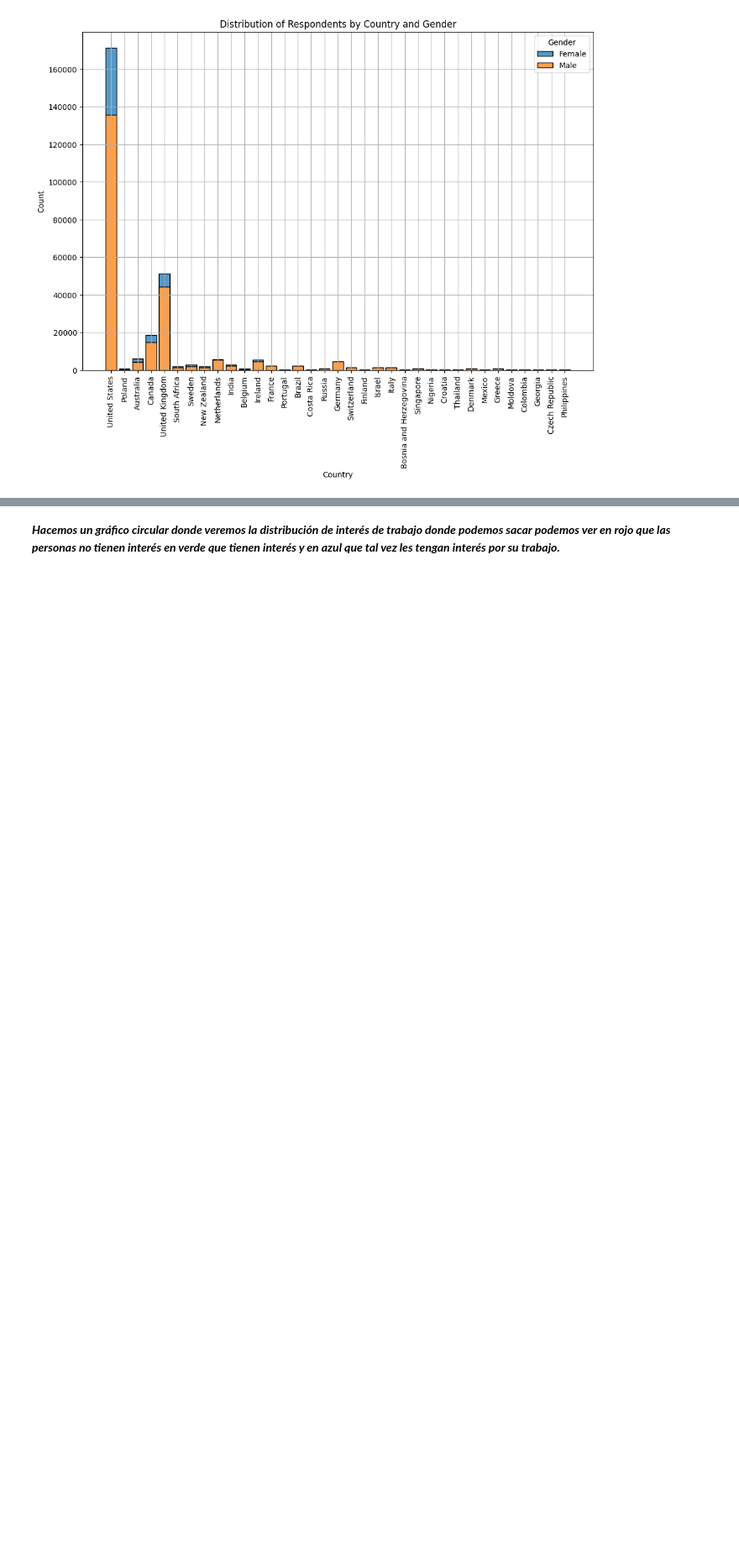
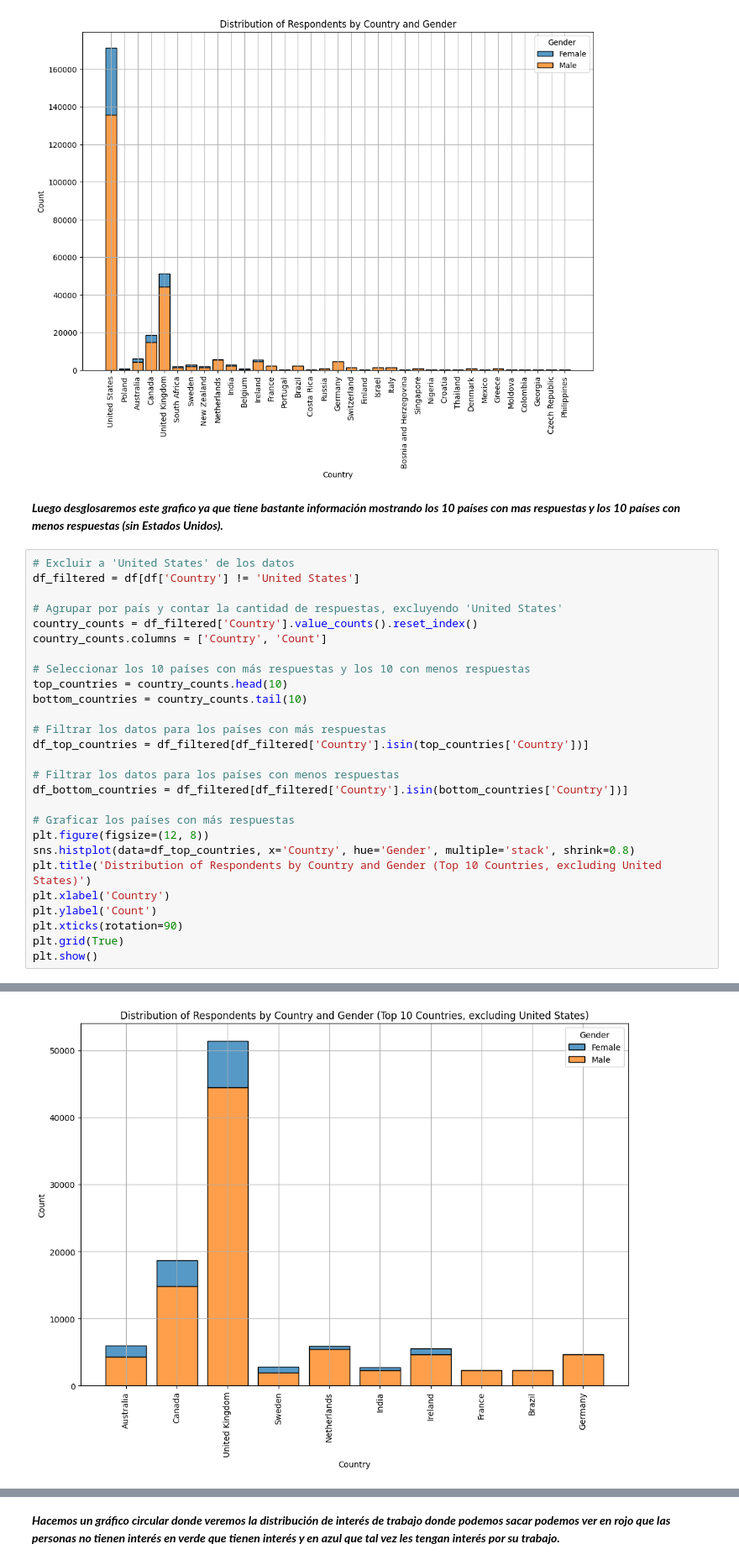
Before and after one commit to JuanAmpuero06/Es_salud_mental, a Jupyter notebook: notebooks/2.-Exploracion_datos.ipynb, the cells around one changed output, grey strips where cells are left out. Shown at 84% size. Drawn from its saved outputs; the diff is of its cells as text; blank space fills up the shorter version.

```diff
--- a/notebooks/2.-Exploracion_datos.ipynb
+++ b/notebooks/2.-Exploracion_datos.ipynb
@@ -137,3 +128,33 @@ plt.show()
 # %% [output]
 [interactive output not drawn]
 [figure]
+# %% [markdown]
+***Luego desglosaremos este grafico ya que tiene bastante información mostrando los 10 países con mas respuestas y los 10 países con menos respuestas (sin Estados Unidos).***
+# %%
+# Excluir a 'United States' de los datos
+df_filtered = df[df['Country'] != 'United States']
+
+# Agrupar por país y contar la cantidad de respuestas, excluyendo 'United States'
+country_counts = df_filtered['Country'].value_counts().reset_index()
+country_counts.columns = ['Country', 'Count']
+
+# Seleccionar los 10 países con más respuestas y los 10 con menos respuestas
+top_countries = country_counts.head(10)
+bottom_countries = country_counts.tail(10)
+
+# Filtrar los datos para los países con más respuestas
+df_top_countries = df_filtered[df_filtered['Country'].isin(top_countries['Country'])]
+
+# Filtrar los datos para los países con menos respuestas
+df_bottom_countries = df_filtered[df_filtered['Country'].isin(bottom_countries['Country'])]
+
+# Graficar los países con más respuestas
+plt.figure(figsize=(12, 8))
+sns.histplot(data=df_top_countries, x='Country', hue='Gender', multiple='stack', shrink=0.8)
+plt.title('Distribution of Respondents by Country and Gender (Top 10 Countries, excluding United States)')
+plt.xlabel('Country')
+plt.ylabel('Count')
+plt.xticks(rotation=90)
+plt.grid(True)
+plt.show()
+# %% [output]
@@ -139,0 +162 @@ plt.show()
+[figure, added]
```
Also changed, not shown: parts of 10 cells of this notebook, 3 other files.
